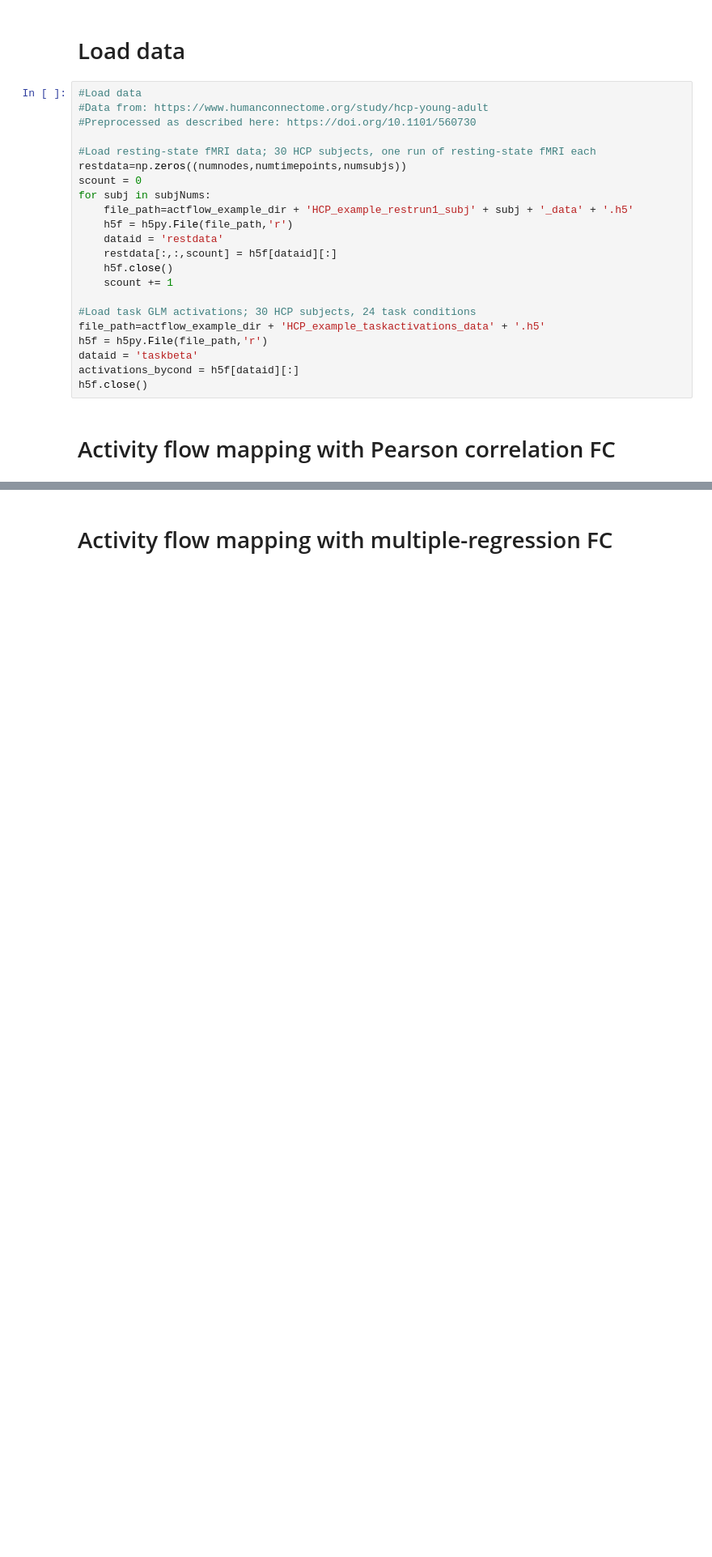
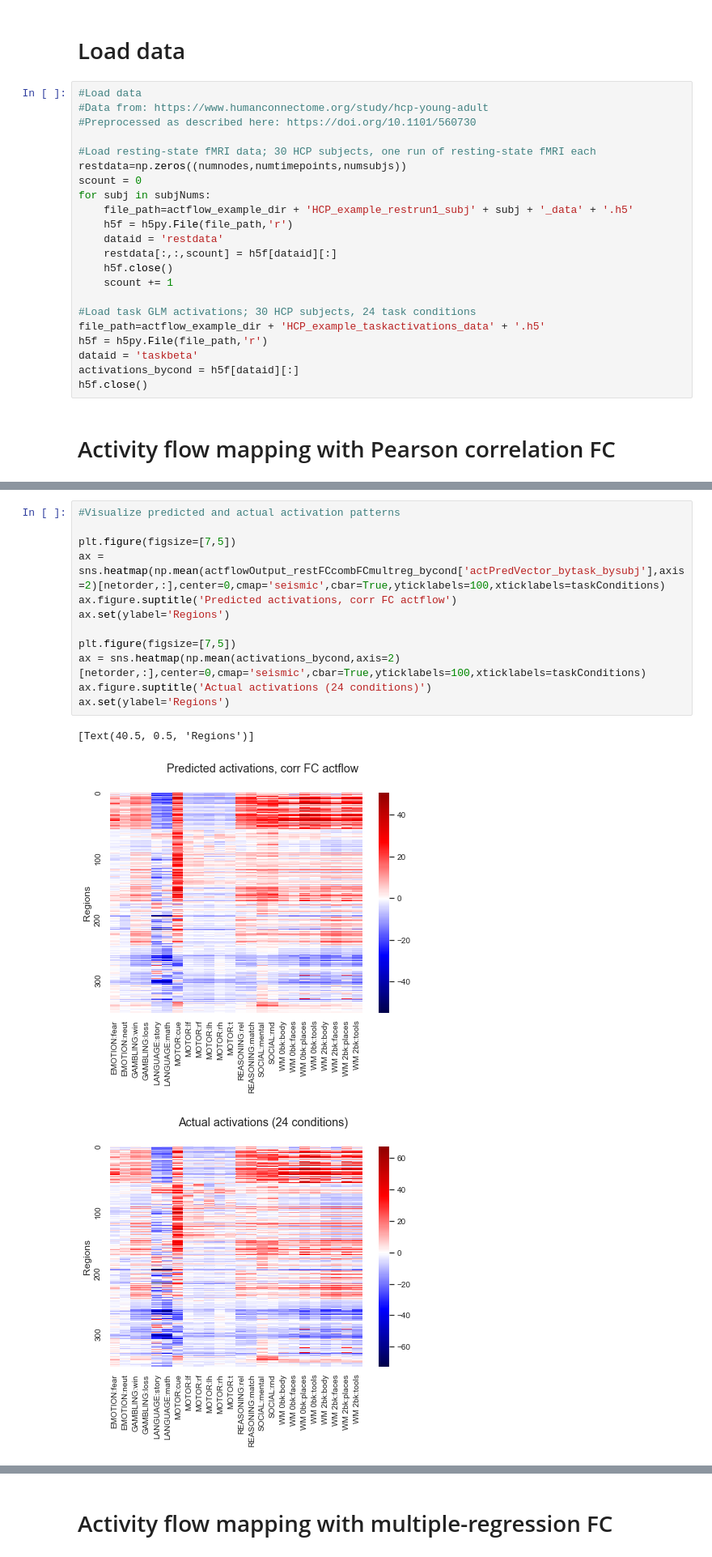
Before and after one commit to ColeLab/ActflowToolbox, a Jupyter notebook: examples/HCP_example.ipynb, the cells around one changed output, grey strips where cells are left out. Shown at 81% size. Cells and saved outputs as stored; diff of their text form; blank space fills up the shorter version.

```diff
--- a/examples/HCP_example.ipynb
+++ b/examples/HCP_example.ipynb
@@ -197,0 +278,16 @@ Max value:  33.18593086232514
+# %%
+#Visualize predicted and actual activation patterns
+
+plt.figure(figsize=[7,5])
+ax = sns.heatmap(np.mean(actflowOutput_restFCcombFCmultreg_bycond['actPredVector_bytask_bysubj'],axis=2)[netorder,:],center=0,cmap='seismic',cbar=True,yticklabels=100,xticklabels=taskConditions)
+ax.figure.suptitle('Predicted activations, corr FC actflow')
+ax.set(ylabel='Regions')
+
+plt.figure(figsize=[7,5])
+ax = sns.heatmap(np.mean(activations_bycond,axis=2)[netorder,:],center=0,cmap='seismic',cbar=True,yticklabels=100,xticklabels=taskConditions)
+ax.figure.suptitle('Actual activations (24 conditions)')
+ax.set(ylabel='Regions')
+# %% [output]
+[Text(40.5, 0.5, 'Regions')]
+[figure, added]
+[figure, added]
```
Also changed, not shown: parts of 15 cells of this notebook, 3 other files.
